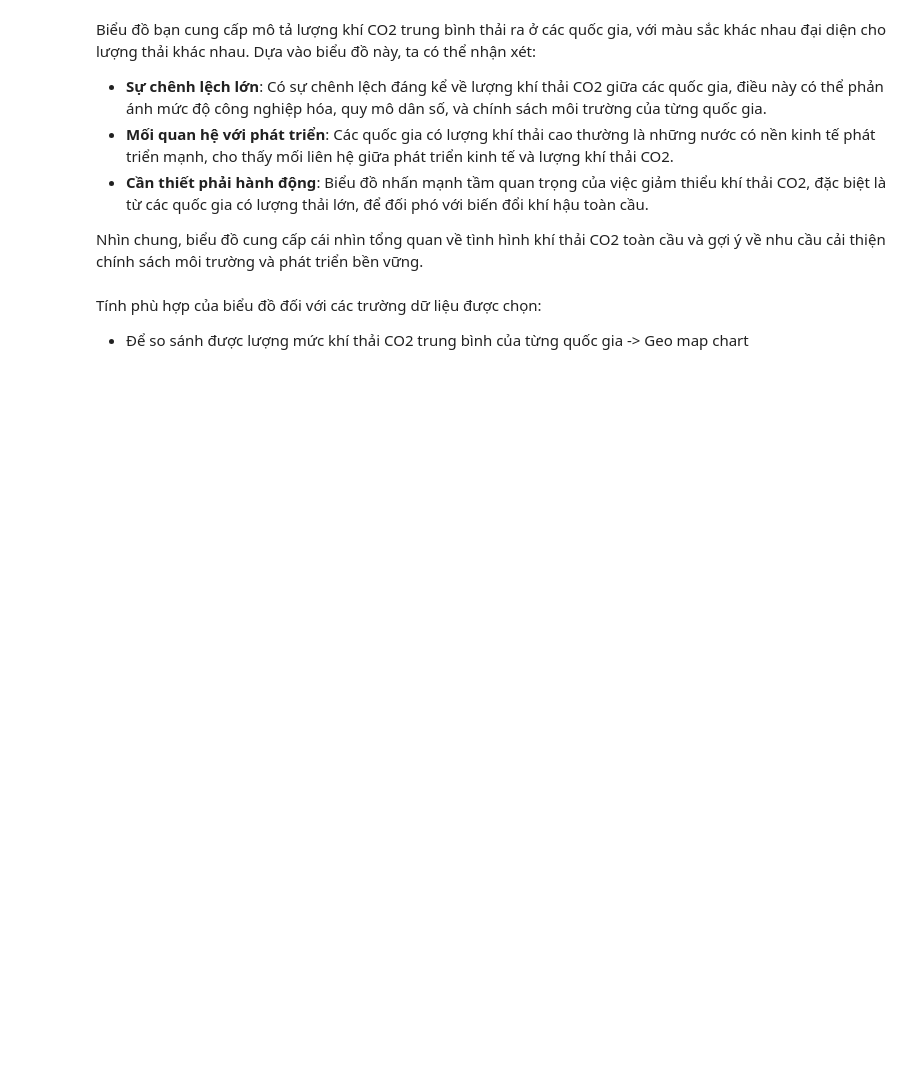
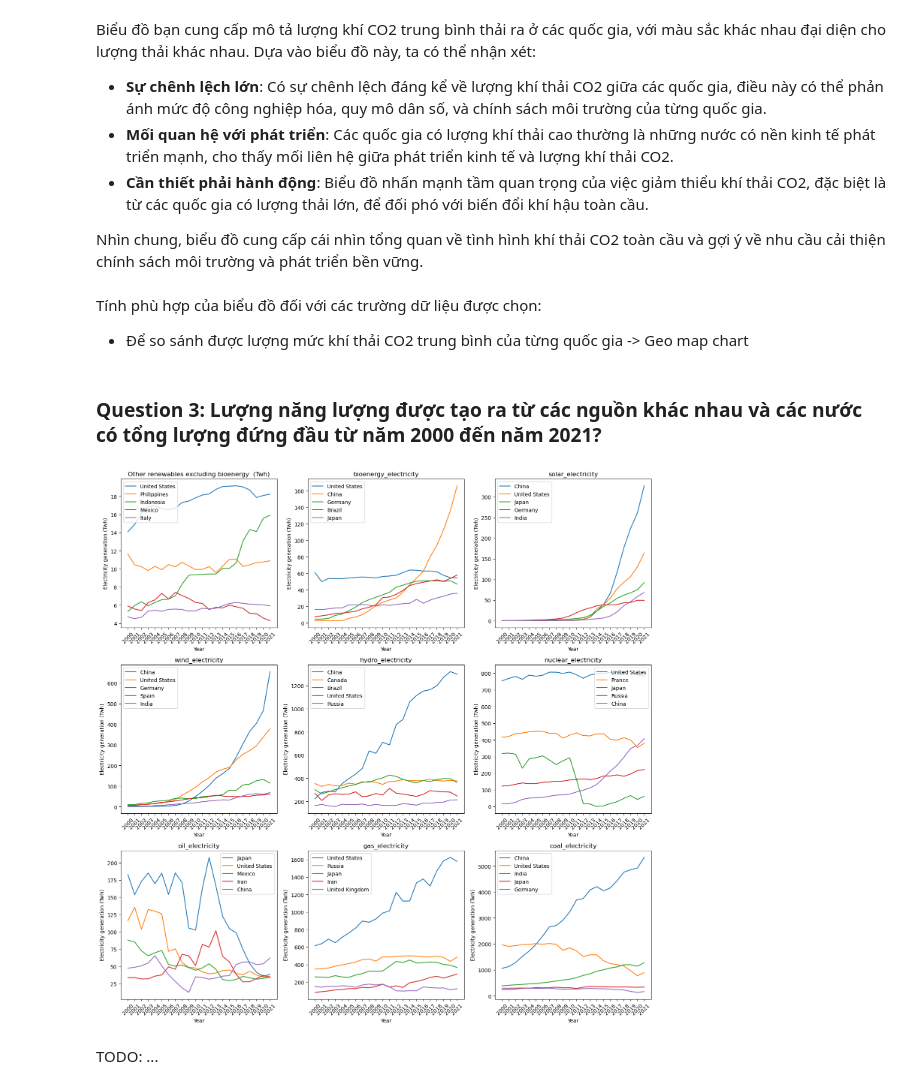
Before and after one commit to phuc-gn/Data-Visualisation-course-HCMUS, a Jupyter notebook: Lab_1/source_codes/notebook.ipynb, the cells around one changed output. Saved outputs shown, nothing was run; the diff lists cells and outputs as text; code cells hidden in the pictures; blank space fills up the shorter version.

Commit message:
Question 3

```diff
--- a/Lab_1/source_codes/notebook.ipynb
+++ b/Lab_1/source_codes/notebook.ipynb
@@ -454,3 +451,40 @@ Nhìn chung, biểu đồ cung cấp cái nhìn tổng quan về tình hình kh
 # %% [markdown]
 Tính phù hợp của biểu đồ đối với các trường dữ liệu được chọn:
 - Để so sánh được lượng mức khí thải CO2 trung bình của từng quốc gia -> Geo map chart
+# %% [markdown]
+### Question 3: Lượng năng lượng được tạo ra từ các nguồn khác nhau và các nước có tổng lượng đứng đầu từ năm 2000 đến năm 2021?
+# %%
+grouped = raw_df.groupby(['country', 'year']).sum()
+
+# Plot the data for each energy source
+energy_sources = ['Other renewables excluding bioenergy  (Twh)', 'bioenergy_electricity',
+       'solar_electricity', 'wind_electricity', 'hydro_electricity',
+       'nuclear_electricity', 'oil_electricity', 'gas_electricity',
+       'coal_electricity']
+
+fig, axs = plt.subplots(3, 3, figsize=(15, 15))  # Adjust the figure size if necessary
+axs = axs.flatten()  # Flatten the axes array
+
+totals = raw_df.groupby('country')[energy_sources].sum()
+for i, source in enumerate(energy_sources):
+    top_countries = totals[source].nlargest(5).index
+
+    for country in top_countries:
+        data = raw_df[raw_df['country'] == country]
+        data = data.sort_values('year')
+        axs[i].plot(data['year'], data[source], label=country)
+
+    axs[i].set_title(f'{source}')
+    axs[i].set_xlabel('Year')
+    axs[i].set_ylabel('Electricity generation (Twh)')
+    axs[i].set_xticks(range(min(data['year']), max(data['year'])+1, 1))
+    axs[i].legend()
+    axs[i].tick_params(axis='x', rotation = 45)
+
+
+plt.tight_layout()
+plt.show()
+# %% [output]
+[figure, added]
+# %% [markdown]
+TODO: ...
```
Also changed, not shown: parts of 4 cells of this notebook.
